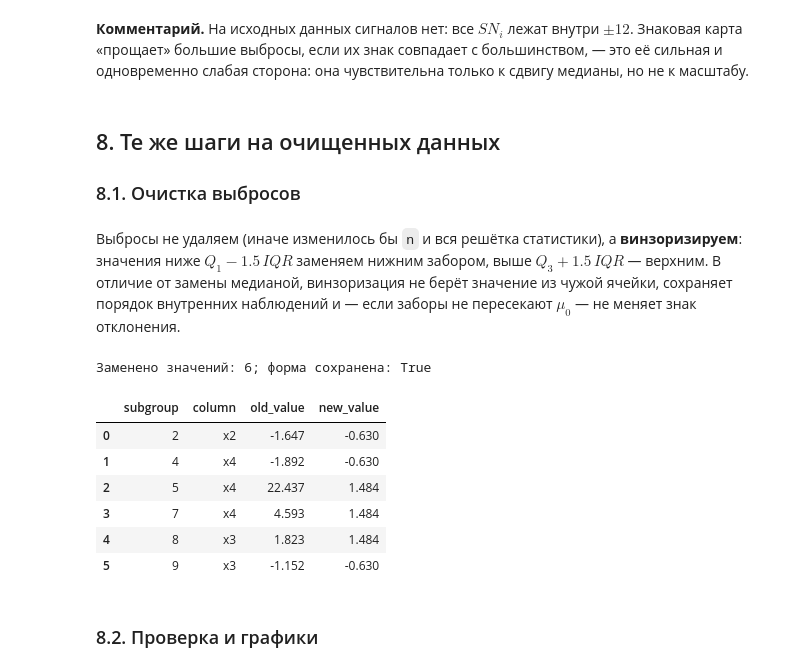
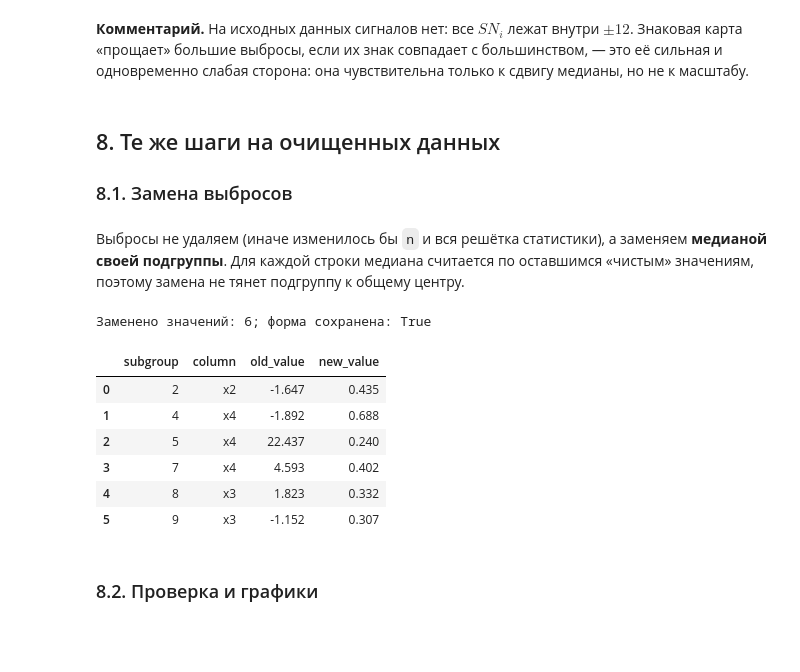
Before and after one commit to nebolsinvasili/nonparametric-charts, a Jupyter notebook: notebooks/sign_chart_analysis.ipynb, the cells around one changed output. Saved outputs shown, nothing was run; the diff lists cells and outputs as text; code cells hidden in the pictures; blank space fills up the shorter version.

```diff
--- a/notebooks/sign_chart_analysis.ipynb
+++ b/notebooks/sign_chart_analysis.ipynb
@@ -309,28 +309,29 @@ $\pm 12$. Знаковая карта «прощает» большие выбр
 # %% [markdown]
 ## 8. Те же шаги на очищенных данных
 
-### 8.1. Очистка выбросов
+### 8.1. Замена выбросов
-# %% [markdown]
-Выбросы не удаляем (иначе изменилось бы `n` и вся решётка статистики), а
-**винзоризируем**: значения ниже $Q_1-1.5\,IQR$ заменяем нижним забором,
-выше $Q_3+1.5\,IQR$ — верхним. В отличие от замены медианой, винзоризация
-не берёт значение из чужой ячейки, сохраняет порядок внутренних наблюдений
-и — если заборы не пересекают $\mu_0$ — не меняет знак отклонения.
+# %% [markdown]
+Выбросы не удаляем (иначе изменилось бы `n` и вся решётка статистики), а
+заменяем **медианой своей подгруппы**. Для каждой строки медиана считается по
+оставшимся «чистым» значениям, поэтому замена не тянет подгруппу к общему
+центру.
 # %%
-data_clean, replaced = winsorize_outliers(data, outliers=outliers)
+data_clean, replaced = replace_outliers_with_subgroup_median(
+    data, outliers=outliers
+)
 
 print(f'Заменено значений: {len(replaced)}; форма сохранена: '
       f'{data_clean.shape == data.shape}')
 display(replaced.round(3))
 # %% [output]
 Заменено значений: 6; форма сохранена: True
 |  | subgroup | column | old_value | new_value |
-| 0 | 2 | x2 | -1.647 | -0.630 |
-| 1 | 4 | x4 | -1.892 | -0.630 |
-| 2 | 5 | x4 | 22.437 | 1.484 |
-| 3 | 7 | x4 | 4.593 | 1.484 |
-| 4 | 8 | x3 | 1.823 | 1.484 |
-| 5 | 9 | x3 | -1.152 | -0.630 |
+| 0 | 2 | x2 | -1.647 | 0.435 |
+| 1 | 4 | x4 | -1.892 | 0.688 |
+| 2 | 5 | x4 | 22.437 | 0.240 |
+| 3 | 7 | x4 | 4.593 | 0.402 |
+| 4 | 8 | x3 | 1.823 | 0.332 |
+| 5 | 9 | x3 | -1.152 | 0.307 |
 # %% [markdown]
 ### 8.2. Проверка и графики
 # %%
```
Also changed, not shown: parts of 9 cells of this notebook, 8 other files.
